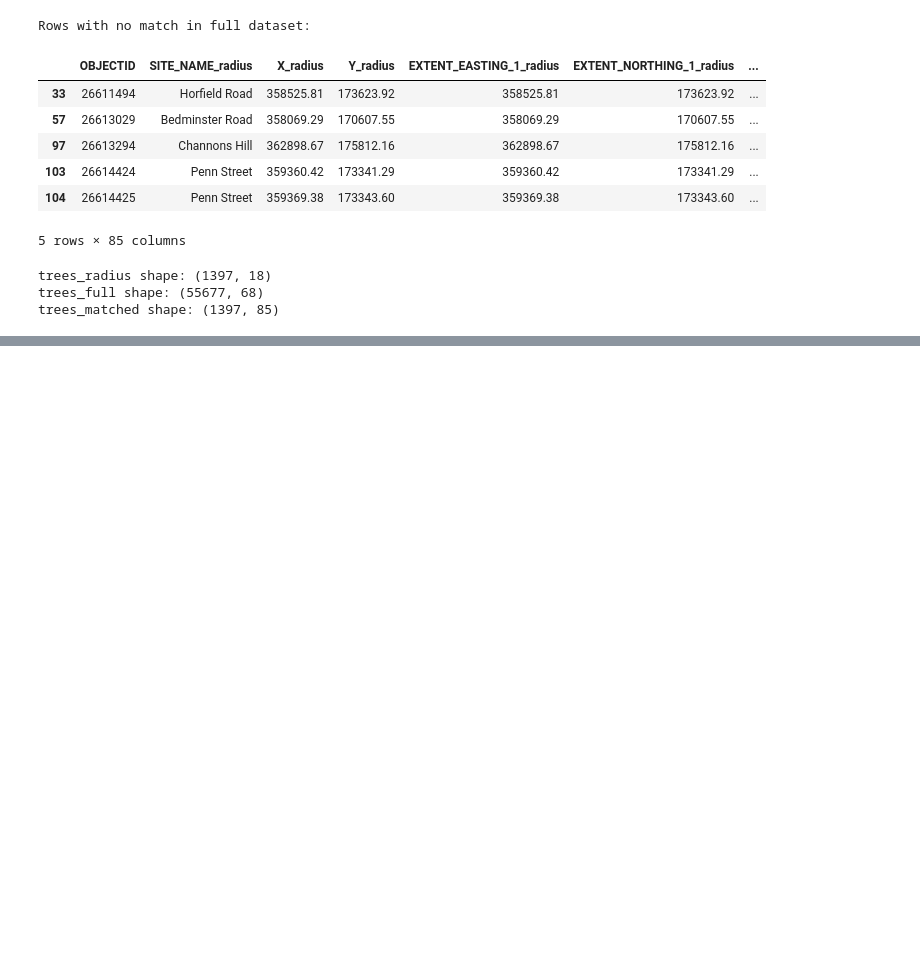
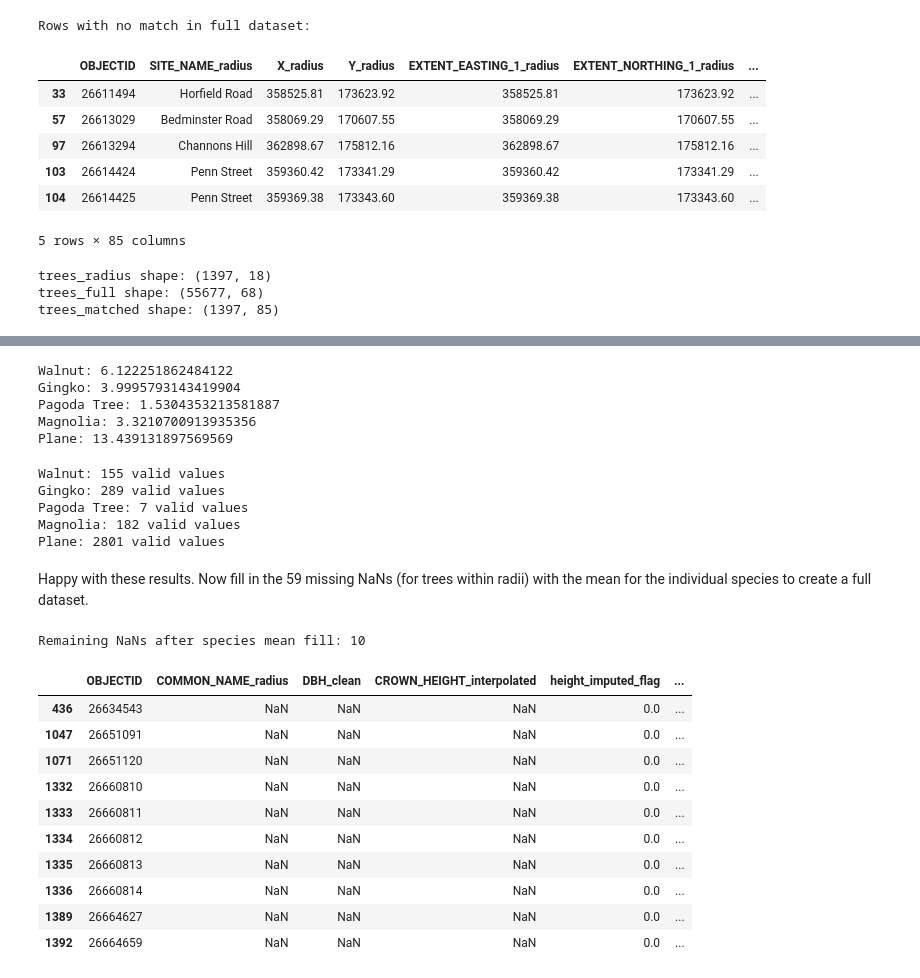
Before and after one commit to livbrannan/Quantify-Bristol-Trees-on-Traffic-NOx, a Jupyter notebook: Tree_data_processing/crown_height_interpolated.ipynb, the cells around one changed output, grey strips where cells are left out. Cells and saved outputs as stored; diff of their text form; code cells hidden in the pictures; blank space fills up the shorter version.

```diff
--- a/Tree_data_processing/crown_height_interpolated.ipynb
+++ b/Tree_data_processing/crown_height_interpolated.ipynb
@@ -47,0 +122,67 @@ trees_matched shape: (1397, 85)
+# %%
+# From full dataset (before radius filter)
+species_means_full = trees_full.groupby("COMMON_NAME")["CROWN_HEIGHT_interpolated"].mean()
+
+group_means_full = trees_full.groupby("TREE_TYPE")["CROWN_HEIGHT_interpolated"].mean()
+
+#check that the means are reasonable for some common species
+species_to_check = ["Walnut", "Gingko", "Pagoda Tree", "Magnolia", "Plane"]
+
+for sp in species_to_check:
+    print(f"{sp}: {species_means_full.get(sp, 'Not found')}")
+# %% [output]
+Walnut: 6.122251862484122
+Gingko: 3.9995793143419904
+Pagoda Tree: 1.5304353213581887
+Magnolia: 3.3210700913935356
+Plane: 13.439131897569569
+# %%
+#check that there were enough valid values for those species to calculate a mean
+valid_counts_full = trees_full.groupby("COMMON_NAME")["CROWN_HEIGHT_interpolated"].apply(lambda x: x.notna().sum())
+
+for sp in species_to_check:
+    print(f"{sp}: {valid_counts_full.get(sp, 0)} valid values")
+# %% [output]
+Walnut: 155 valid values
+Gingko: 289 valid values
+Pagoda Tree: 7 valid values
+Magnolia: 182 valid values
+Plane: 2801 valid values
+# %% [markdown]
+Happy with these results. Now fill in the 59 missing NaNs (for trees within radii) with the mean for the individual species to create a full dataset.
+# %%
+#fill in the 59 missing NaNs with means for the individual species to create a full dataset
+trees_matched["CROWN_HEIGHT_interpolated"] = trees_matched["CROWN_HEIGHT_interpolated"].fillna(
+    trees_matched["COMMON_NAME_radius"].map(species_means_full)
+)
+
+#check that there are no more NaN values in the crown height column
+remaining_nans = trees_matched["CROWN_HEIGHT_interpolated"].isna().sum()
+print("Remaining NaNs after species mean fill:", remaining_nans)
+# %% [output]
+Remaining NaNs after species mean fill: 10
+# %%
+nan_rows = trees_matched[trees_matched["CROWN_HEIGHT_interpolated"].isna()]
+
+cols_to_view = [
+    "OBJECTID",
+    "COMMON_NAME_radius",
+    "DBH_clean",
+    "CROWN_HEIGHT_interpolated",
+    "height_imputed_flag",
+    "height_model_source"
+]
+
+display(nan_rows[cols_to_view])
+# %% [output]
+|  | OBJECTID | COMMON_NAME_radius | DBH_clean | CROWN_HEIGHT_interpolated | height_imputed_flag | ... |
+| 436 | 26634543 | NaN | NaN | NaN | 0.0 | ... |
+| 1047 | 26651091 | NaN | NaN | NaN | 0.0 | ... |
+| 1071 | 26651120 | NaN | NaN | NaN | 0.0 | ... |
+| 1332 | 26660810 | NaN | NaN | NaN | 0.0 | ... |
+| 1333 | 26660811 | NaN | NaN | NaN | 0.0 | ... |
+| 1334 | 26660812 | NaN | NaN | NaN | 0.0 | ... |
+| 1335 | 26660813 | NaN | NaN | NaN | 0.0 | ... |
+| 1336 | 26660814 | NaN | NaN | NaN | 0.0 | ... |
+| 1389 | 26664627 | NaN | NaN | NaN | 0.0 | ... |
+| 1392 | 26664659 | NaN | NaN | NaN | 0.0 | ... |
```
Also changed, not shown: parts of 8 cells of this notebook.
